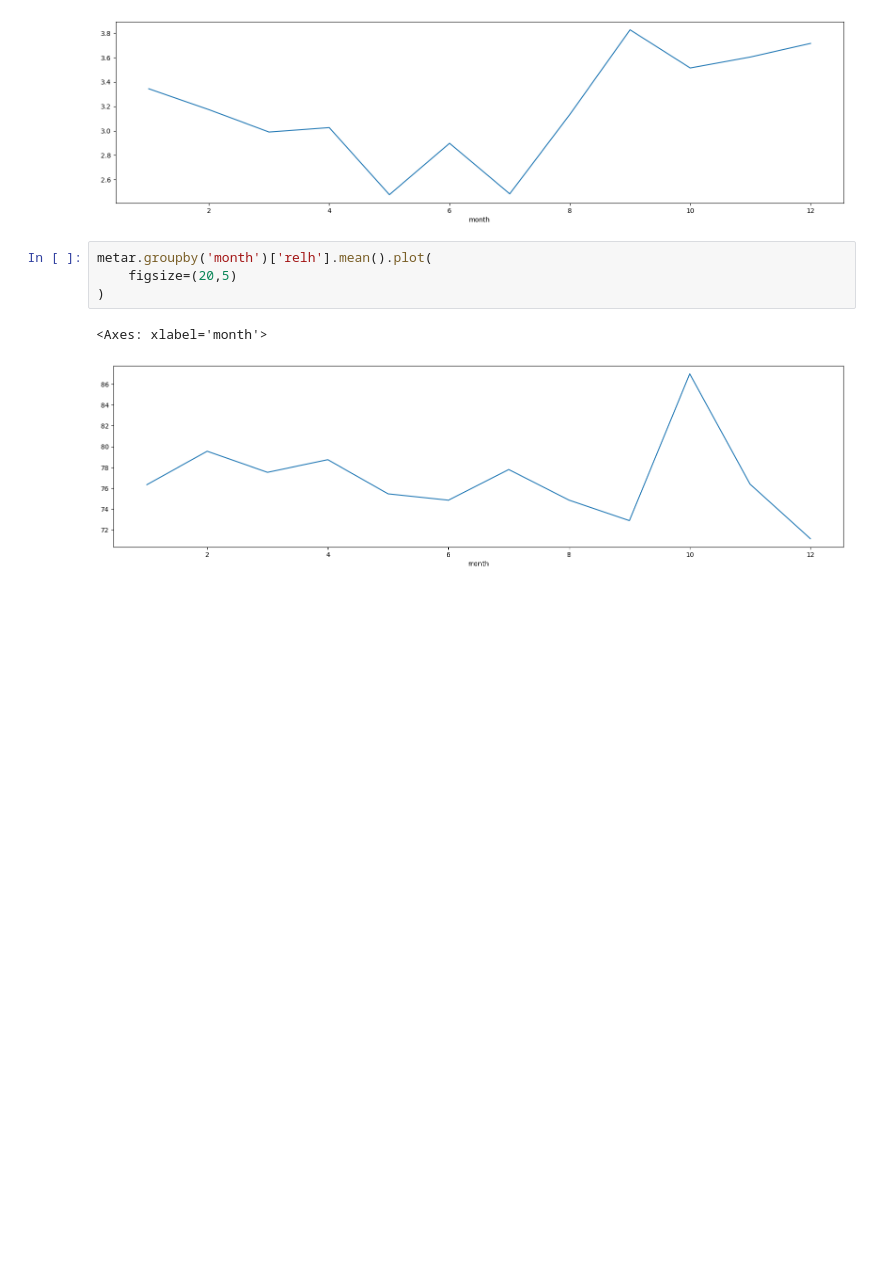
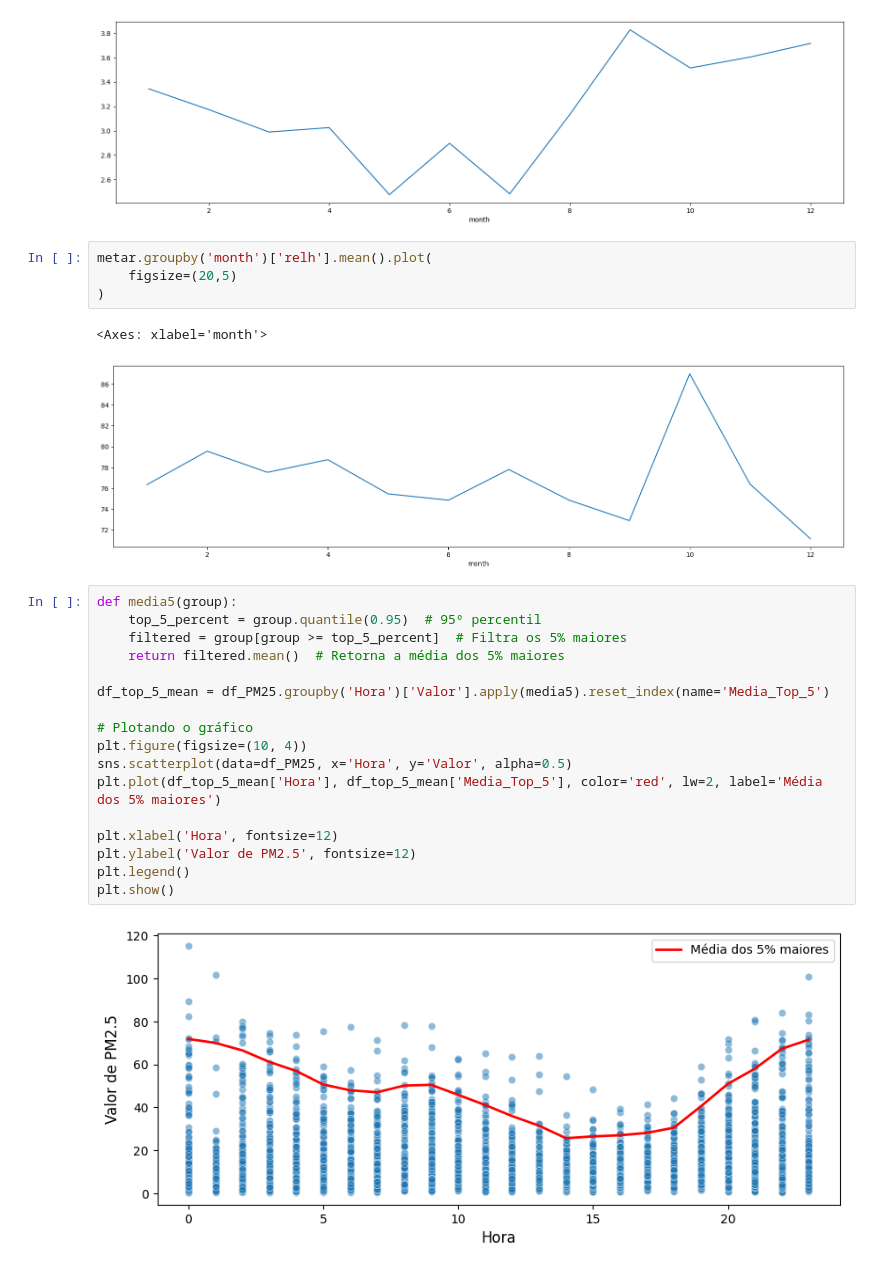
Before and after one commit to Marcosperrude/ENS410064, a Jupyter notebook: scripts/Atividade3.ipynb, the cells around one changed output. Saved outputs shown, nothing was run; the diff lists cells and outputs as text; blank space fills up the shorter version.

```diff
--- a/scripts/Atividade3.ipynb
+++ b/scripts/Atividade3.ipynb
@@ -339,3 +325,22 @@ metar.groupby('month')['relh'].mean().plot(
 # %% [output]
 <Axes: xlabel='month'>
 [figure]
+# %%
+def media5(group):
+    top_5_percent = group.quantile(0.95)  # 95º percentil
+    filtered = group[group >= top_5_percent]  # Filtra os 5% maiores
+    return filtered.mean()  # Retorna a média dos 5% maiores
+
+df_top_5_mean = df_PM25.groupby('Hora')['Valor'].apply(media5).reset_index(name='Media_Top_5')
+
+# Plotando o gráfico
+plt.figure(figsize=(10, 4))
+sns.scatterplot(data=df_PM25, x='Hora', y='Valor', alpha=0.5)
+plt.plot(df_top_5_mean['Hora'], df_top_5_mean['Media_Top_5'], color='red', lw=2, label='Média dos 5% maiores')
+
+plt.xlabel('Hora', fontsize=12)
+plt.ylabel('Valor de PM2.5', fontsize=12)
+plt.legend()
+plt.show()
+# %% [output]
+[figure, added]
```
Also changed, not shown: parts of 11 cells of this notebook.
